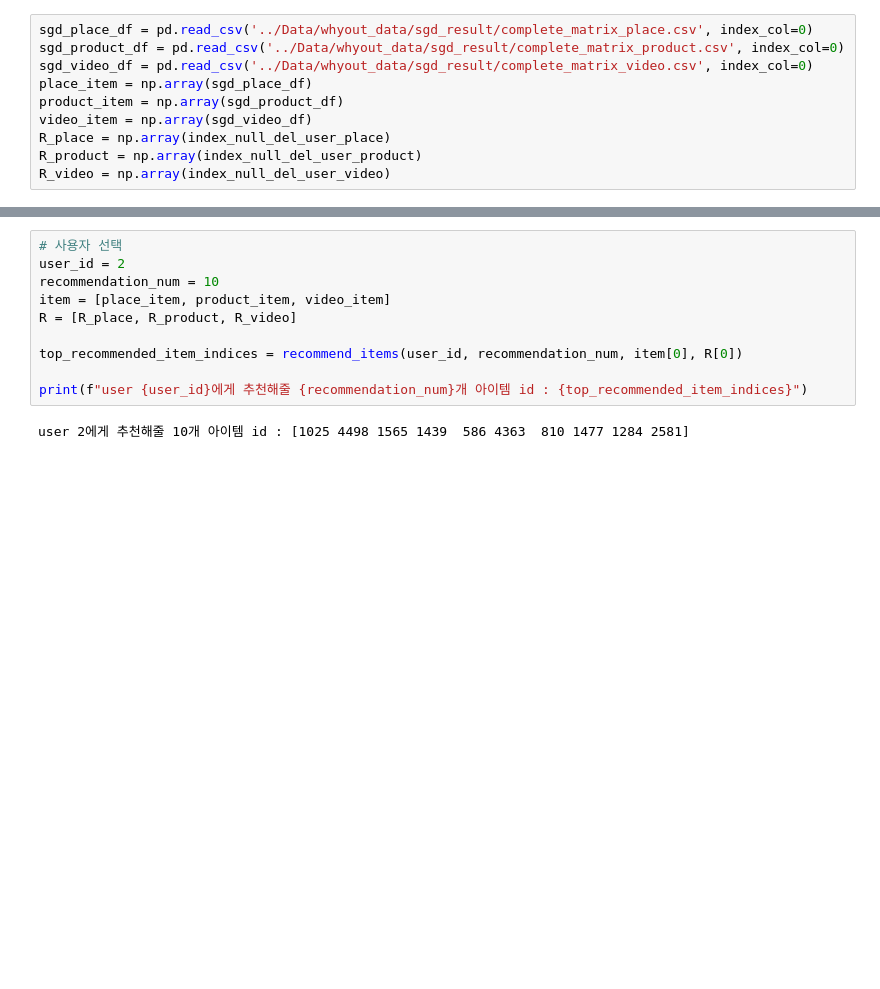
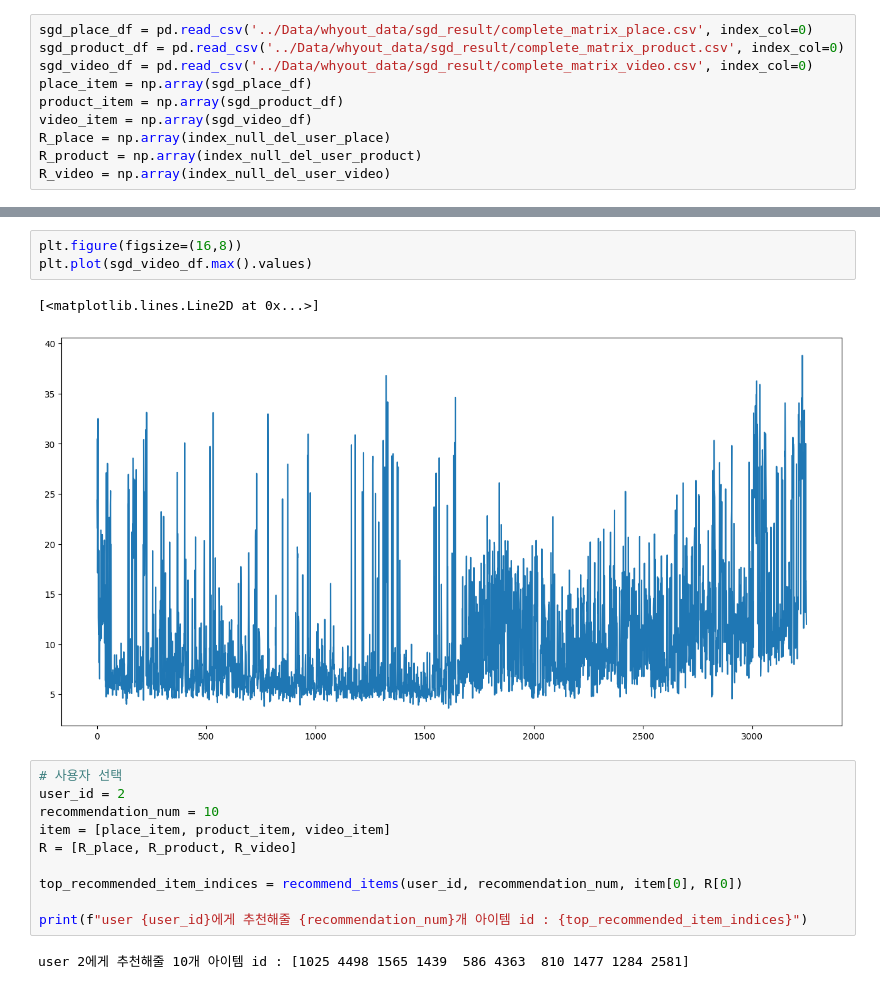
Before and after one commit to pjh09050/Whyout, a Jupyter notebook: SGD.ipynb, the cells around one changed output, grey strips where cells are left out. Saved outputs shown, nothing was run; the diff lists cells and outputs as text; blank space fills up the shorter version.

```diff
--- a/SGD.ipynb
+++ b/SGD.ipynb
@@ -233,3 +238,9 @@ R_video = np.array(index_null_del_user_video)
+# %%
+plt.figure(figsize=(16,8))
+plt.plot(sgd_video_df.max().values)
+# %% [output]
+[<matplotlib.lines.Line2D at 0x...>]
+[figure, added]
 # %%
 # 사용자 선택
 user_id = 2
```
Also changed, not shown: parts of 4 cells of this notebook, 2 other files.
